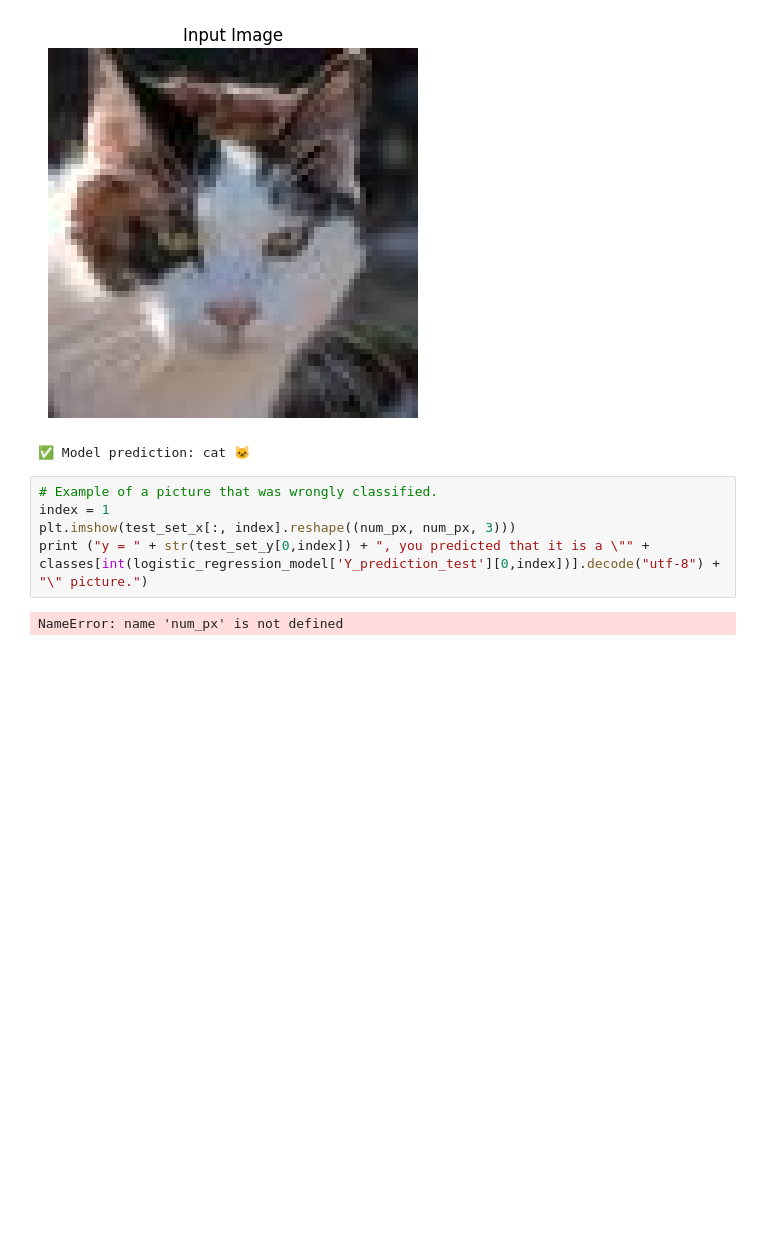
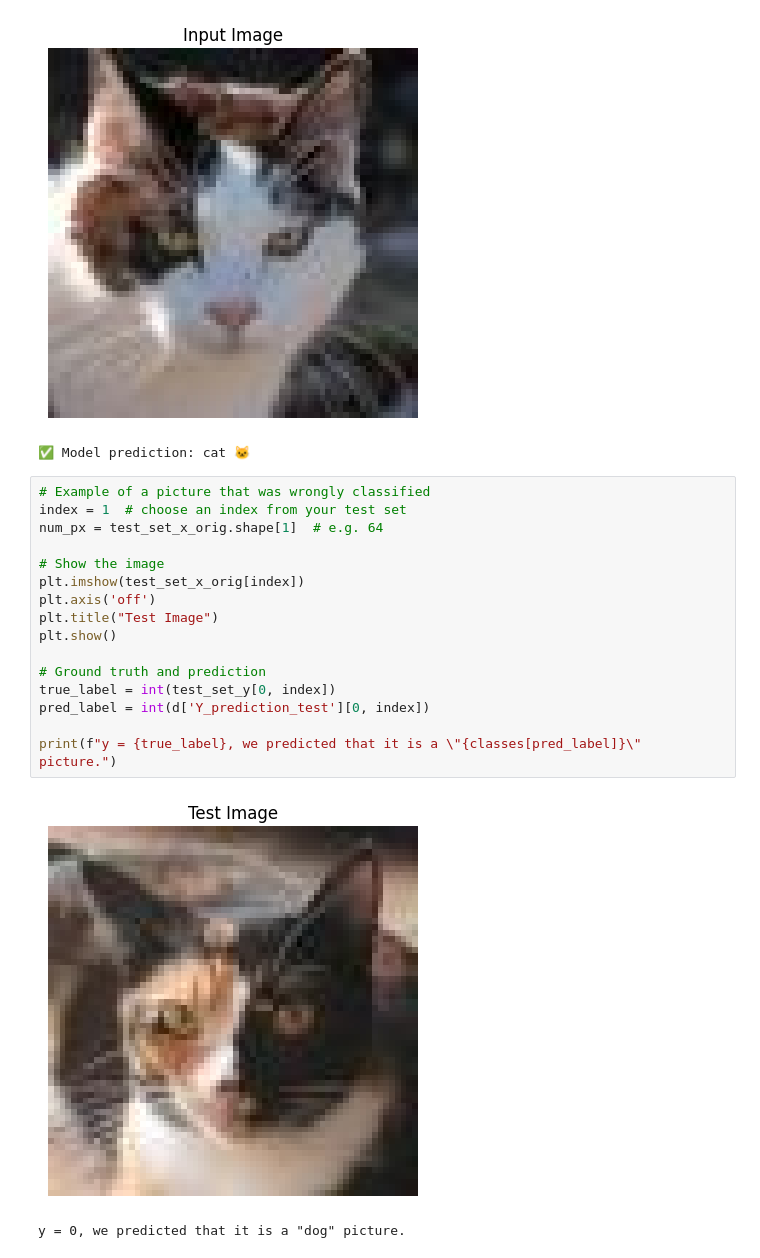
Before and after one commit to Shreyas-phys/MLProjects, a Jupyter notebook: Neural Networks Foundations/LogisticRegression_NN_fromScratch.ipynb, the cells around one changed output. Drawn from its saved outputs; the diff is of its cells as text; blank space fills up the shorter version.

```diff
--- a/Neural Networks/LogisticRegression_NN_fromScratch.ipynb
+++ b/Neural Networks Foundations/LogisticRegression_NN_fromScratch.ipynb
@@ -461,9 +461,21 @@ print(f"✅ Model prediction: {label}")
 [figure]
 ✅ Model prediction: cat 🐱
 # %%
-# Example of a picture that was wrongly classified.
-index = 1
-plt.imshow(test_set_x[:, index].reshape((num_px, num_px, 3)))
-print ("y = " + str(test_set_y[0,index]) + ", you predicted that it is a \"" + classes[int(logistic_regression_model['Y_prediction_test'][0,index])].decode("utf-8") +  "\" picture.")
+# Example of a picture that was wrongly classified
+index = 1  # choose an index from your test set
+num_px = test_set_x_orig.shape[1]  # e.g. 64
+
+# Show the image
+plt.imshow(test_set_x_orig[index])
+plt.axis('off')
+plt.title("Test Image")
+plt.show()
+
+# Ground truth and prediction
+true_label = int(test_set_y[0, index])
+pred_label = int(d['Y_prediction_test'][0, index])
+
+print(f"y = {true_label}, we predicted that it is a \"{classes[pred_label]}\" picture.")
 # %% [output]
+[figure, added]
-NameError: name 'num_px' is not defined
+y = 0, we predicted that it is a "dog" picture.
```
Also changed, not shown: 8 other files.
